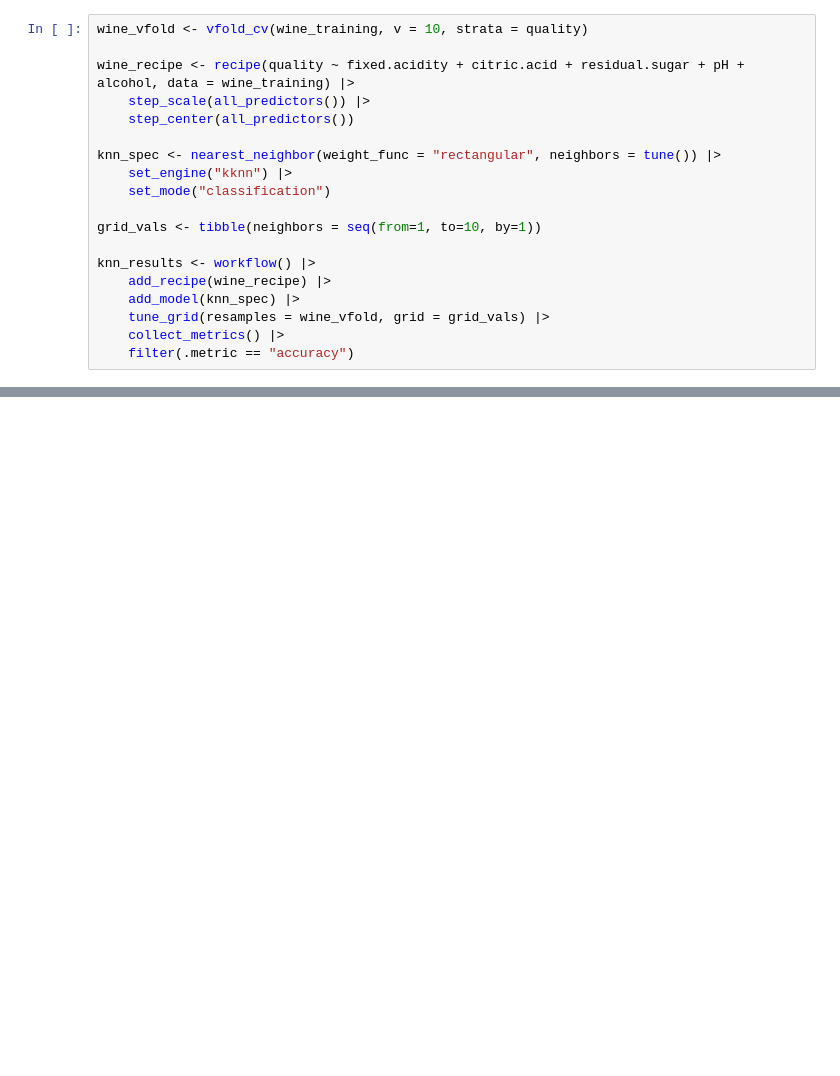
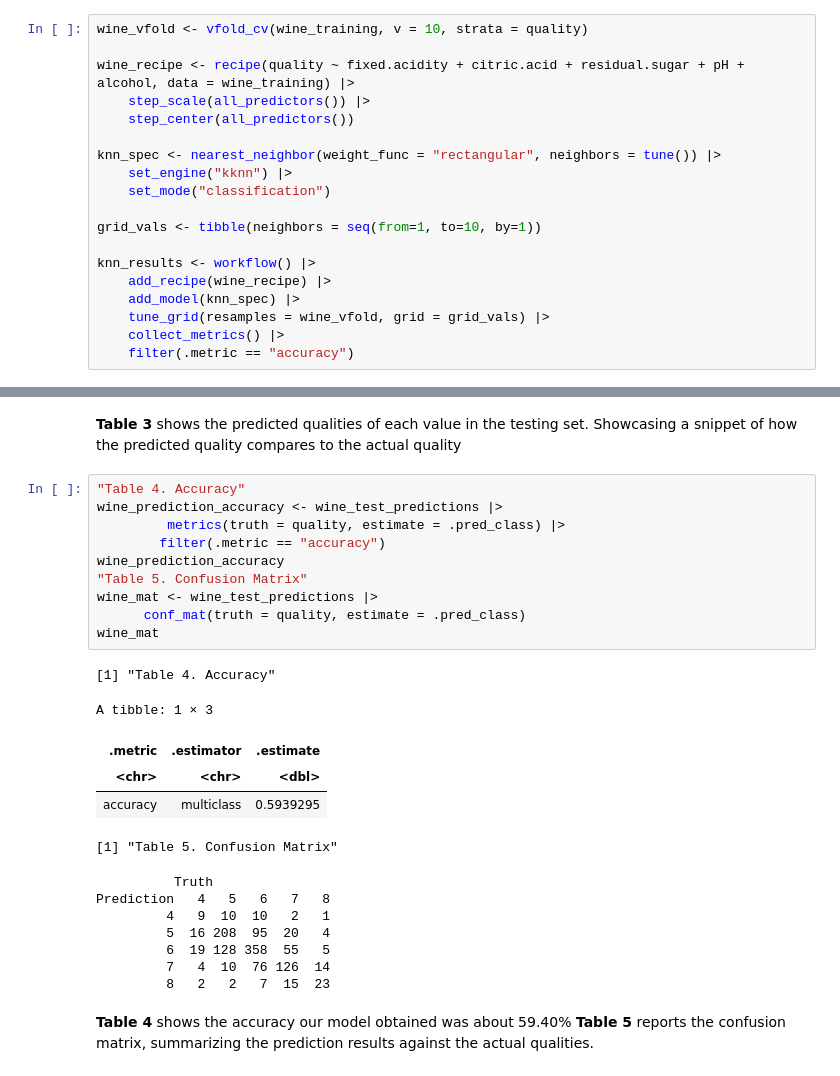
Before and after one commit to rileywheadon/dsci100-project-proposal, a Jupyter notebook: project_final_report.ipynb, the cells around one changed output, grey strips where cells are left out. Cells and saved outputs as stored; diff of their text form; blank space fills up the shorter version.

```diff
--- a/project_final_report.ipynb
+++ b/project_final_report.ipynb
@@ -374,0 +376,28 @@ Prediction   3   4   5   6   7   8   9
+# %% [markdown]
+**Table 3** shows the predicted qualities of each value in the testing set. Showcasing a snippet of how the predicted quality compares to the actual quality
+# %%
+"Table 4. Accuracy"
+wine_prediction_accuracy <- wine_test_predictions |>
+         metrics(truth = quality, estimate = .pred_class) |>
+        filter(.metric == "accuracy")
+wine_prediction_accuracy
+"Table 5. Confusion Matrix"
+wine_mat <- wine_test_predictions |>
+      conf_mat(truth = quality, estimate = .pred_class)
+wine_mat
+# %% [output]
+[1] "Table 4. Accuracy"
+A tibble: 1 × 3
+| .metric | .estimator | .estimate |
+| <chr> | <chr> | <dbl> |
+| accuracy | multiclass | 0.5939295 |
+[1] "Table 5. Confusion Matrix"
+          Truth
+Prediction   4   5   6   7   8
+         4   9  10  10   2   1
+         5  16 208  95  20   4
+         6  19 128 358  55   5
+         7   4  10  76 126  14
+         8   2   2   7  15  23
+# %% [markdown]
+**Table 4** shows the accuracy our model obtained was about 59.40% **Table 5** reports the confusion matrix, summarizing the prediction results against the actual qualities.
```
Also changed, not shown: parts of 11 cells of this notebook.
